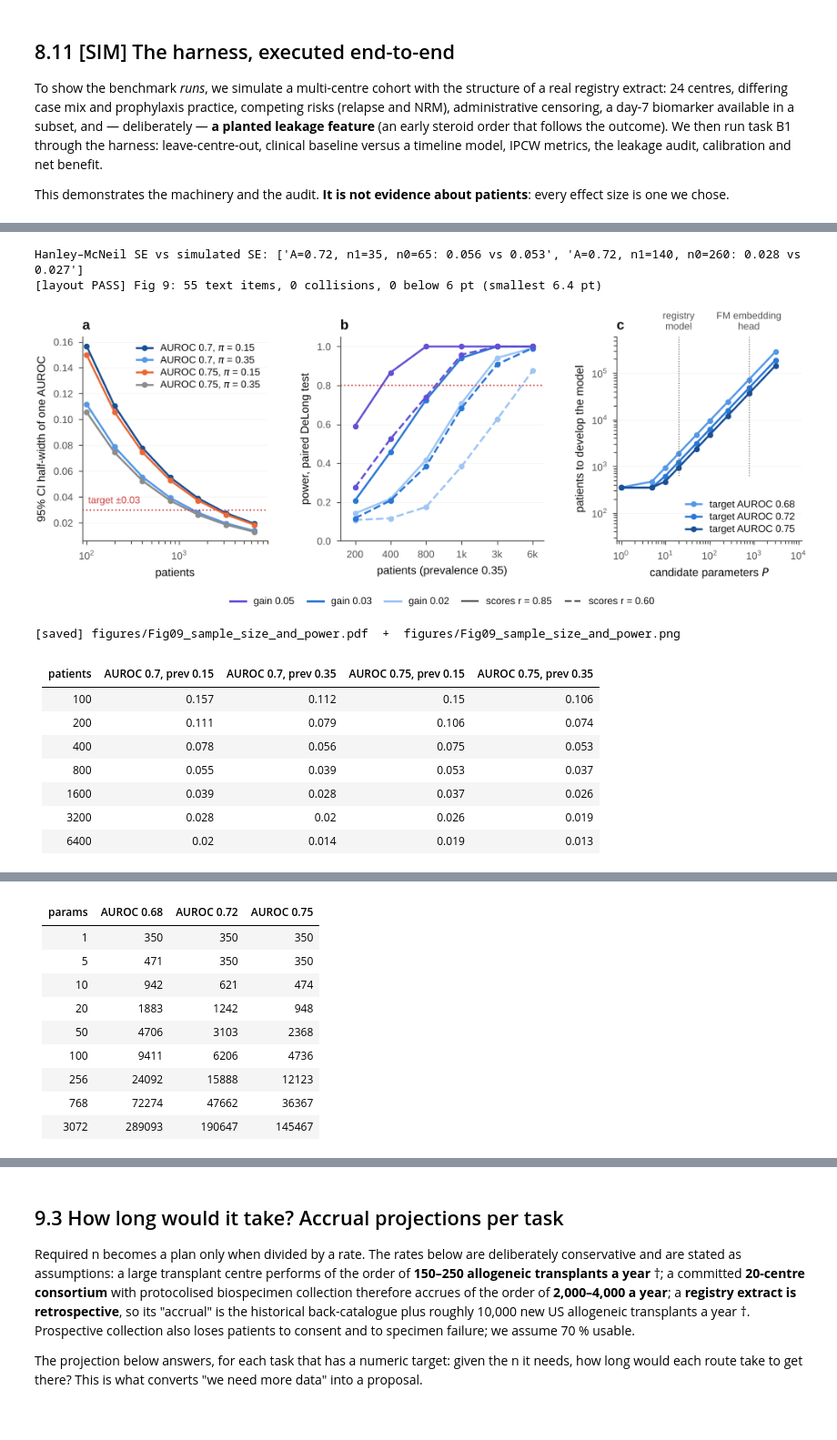
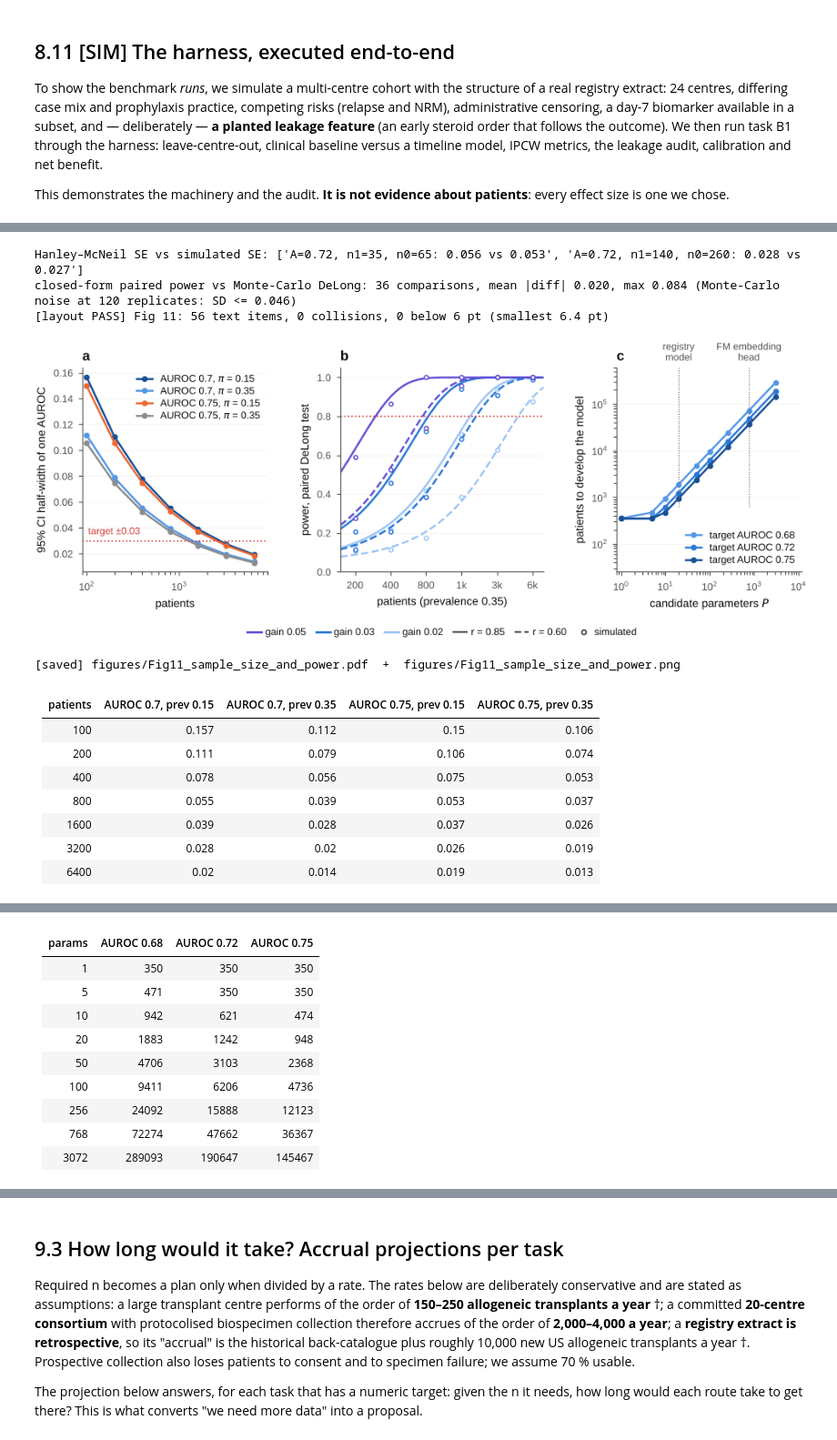
Before and after one commit to dhillonv10/benchmark-paper, a Jupyter notebook: ALLO_FM_GvHD_foundation_model.ipynb, the cells around one changed output, grey strips where cells are left out. Shown at 91% size. Drawn from its saved outputs; the diff is of its cells as text; code cells hidden in the pictures.

```diff
--- a/ALLO_FM_GvHD_foundation_model.ipynb
+++ b/ALLO_FM_GvHD_foundation_model.ipynb
@@ -2325,15 +2438,23 @@ summ = LCO.groupby('arm').agg(centres=('centre', 'count'), mean_ipcw_auroc=('ipc
                               max_centre=('ipcw_auroc', 'max'), mean_brier=('brier', 'mean')).round(3)
 summ = summ.reindex(list(ARMS)); display(md_table(summ, index=True))
 
+from scipy.stats import t as student_t
+def centre_interval(d, level=.95):
+    """Centre-level t-interval for the mean paired difference across K held-out centres (K-1 d.f.): the gate's interval."""
+    d = np.asarray(d, float); K = len(d); m = d.mean(); se = d.std(ddof=1) / math.sqrt(K); q = student_t.ppf(1 - (1 - level) / 2, K - 1)
+    return float(m), float(m - q * se), float(m + q * se)
 def boot_delta(a, b, n=4000, seed=0):
+    """Percentile bootstrap over centres, kept for comparison: section 8.12 shows it under-covers when centres are few."""
     d = np.asarray(a) - np.asarray(b); r = np.random.default_rng(seed)
     bs = np.array([d[r.integers(0, len(d), len(d))].mean() for _ in range(n)])
-    return float(d.mean()), float(np.quantile(bs, .025)), float(np.quantile(bs, .975))
+    return float(np.quantile(bs, .025)), float(np.quantile(bs, .975))
 piv = LCO.pivot_table(index='centre', columns='arm', values='ipcw_auroc')
 base = 'clinical baseline (registry covariates)'
-delta = pd.DataFrame([dict(arm=a, **dict(zip(['delta_vs_clinical', 'lo', 'hi'], boot_delta(piv[a], piv[base]))),
-                           centres_improved=f"{int((piv[a] > piv[base]).sum())}/{len(piv)}")
-                      for a in piv.columns if a != base]).round(3)
+def _row(a):
+    m, lo, hi = centre_interval(piv[a].values - piv[base].values); bl, bh = boot_delta(piv[a], piv[base]); frac = float((piv[a] > piv[base]).mean())
+    return dict(arm=a, delta_vs_clinical=m, lo=lo, hi=hi, boot_lo=bl, boot_hi=bh, centres_improved=f"{int((piv[a] > piv[base]).sum())}/{len(piv)}",
+                level2_gate='excluded: leakage audit FAIL' if 'LEAKING' in a else level2_verdict(lo, frac, len(piv)))
+delta = pd.DataFrame([_row(a) for a in piv.columns if a != base]).round(3)
 display(md_table(delta))
 # %% [output]
 | arm | centres | mean_ipcw_auroc | sd_across_centres | min_centre | max_centre | mean_brier |
@@ -2396,7 +2517,7 @@ for y, (a, r) in zip(ypos, dd_.iterrows()):
     c = ARM_STYLE[a][0]; ax.plot([r.lo, r.hi], [y, y], color=c, lw=1.8, solid_capstyle='round'); ax.plot(r.delta_vs_clinical, y, 'o', color=c, ms=4.2, zorder=4)
 ax.axvline(0, color=PAL['ink'], lw=.8)
 ax.set_yticks(ypos); ax.set_yticklabels([ARM_STYLE[a][2] for a in dd_.index]); ax.invert_yaxis(); ax.tick_params(axis='y', length=0)
-ax.set_xlim(-.30, .32); ax.set_xlabel('Δ IPCW td-AUROC vs clinical\n(centre-bootstrap 95% CI)'); panel(ax, 'b')
+ax.set_xlim(-.30, .32); ax.set_xlabel('Δ IPCW td-AUROC vs clinical\n(centre-level 95% t-interval)'); panel(ax, 'b')
 ax = axc; ygrid(ax)                                                    # (c) calibration against Aalen-Johansen
 mx = float(max(cal.predicted.max(), cal.observed_AJ.max())) * 1.12
 ax.plot([0, mx], [0, mx], color=PAL['ink2'], ls='--', lw=.7)
@@ -2421,7 +2542,7 @@ finish(fig, 8, 'harness_task_B1',
        '[SIM] The GvHD-Bench harness executing task B1 (grade II-IV aGvHD by day +100 from the day +7 state) on a simulated '
        '24-centre cohort. (a) Leave-centre-out IPCW time-dependent AUROC, one point per held-out centre, with the mean '
        'printed above; the pooled mean alone would hide this spread. (b) Difference from the clinical baseline with a '
-       'centre-level bootstrap interval. (c) Calibration against the Aalen-Johansen cumulative incidence, the competing-risk '
+       'centre-level t-interval. (c) Calibration against the Aalen-Johansen cumulative incidence, the competing-risk '
        'analogue of a calibration plot. (d) Decision-curve net benefit. (e) The leakage canary: one planted treatment-proxy '
        'feature inflates the headline number, and the audit flags it before any model is fitted. Effect sizes belong to the simulation.')
 display(md_table(cal.round(3)))
@@ -2468,8 +2991,5 @@ Three different questions, three different answers. All are computed here.
 # %%
-# ----------------------------------------------------------------------------- (1) precision of one AUROC; (2) paired power (DeLong)
-def hm_se(A, n1, n0):
-    Q1, Q2 = A / (2 - A), 2 * A * A / (1 + A)
-    return math.sqrt((A * (1 - A) + (n1 - 1) * (Q1 - A * A) + (n0 - 1) * (Q2 - A * A)) / (n1 * n0))
+# ----------------------------------------------------------------------------- (1) precision of one AUROC; (2) paired power: closed form, validated against a DeLong simulation
 def sim_se(A, n1, n0, reps=900, seed=0):
     rng = np.random.default_rng(seed); d = math.sqrt(2) * norm.ppf(A)
     return float(np.std([roc_auc_score(np.r_[np.ones(n1), np.zeros(n0)], np.r_[rng.normal(d, 1, n1), rng.normal(0, 1, n0)]) for _ in range(reps)]))
@@ -2498,7 +3018,8 @@ _r = np.random.default_rng(0); _y = (_r.random(150) < .35).astype(int)
 _a, _b = _r.normal(size=150) + _y, _r.normal(size=150) + .6 * _y
 assert abs(delong_z(_y, _a, _b) - delong_slow(_y, _a, _b)) < 1e-9, 'fast and textbook DeLong disagree'
 
-def paired_power(n, pi, A1, A2, rho, reps=120 if not QUICK else 40, seed=0):
+SIM_REPS = 120 if not QUICK else 40
+def paired_power(n, pi, A1, A2, rho, reps=SIM_REPS, seed=0):
     rng = np.random.default_rng(seed); n1 = max(int(round(n * pi)), 3); n0 = n - n1
     d1, d2 = math.sqrt(2) * norm.ppf(A1), math.sqrt(2) * norm.ppf(A2); cov = np.array([[1, rho], [rho, 1]]); hit = 0
     for _ in range(reps):
@@ -2507,55 +3028,68 @@ def paired_power(n, pi, A1, A2, rho, reps=120 if not QUICK else 40, seed=0):
         hit += abs(delong_z(y, np.r_[sp[:, 0], sn[:, 0]], np.r_[sp[:, 1], sn[:, 1]])) > 1.96
     return hit / reps
 grid = [200, 400, 800, 1600, 3200, 6400]
-pw_rows = []
-for d in (.02, .03, .05):
-    for rho in (.6, .85):
-        p_ = {n: paired_power(n, .35, .70, .70 + d, rho) for n in grid}
-        n80_ = next((n for n in grid if p_[n] >= .8), f'>{grid[-1]}')
-        pw_rows.append(dict(delta_AUROC=d, score_corr=rho, **{f'n={n}': p_[n] for n in grid}, n_for_80pct_power=n80_))
+DELTAS, RHOS_ = (.02, .03, .05), (.6, .85)
+pw_rows, sim_pts = [], {}
+for d in DELTAS:
+    for rho in RHOS_:
+        sim_pts[(d, rho)] = {n: paired_power(n, .35, .70, .70 + d, rho) for n in grid}
+        pw_rows.append(dict(delta_AUROC=d, score_corr=rho, **{f'n={n}': round(power_delta(n, .35, .70, .70 + d, rho), 2) for n in grid},
+                            n_for_80pct_power=n_for_delta(.70, d, .35, rho)))
 pw = pd.DataFrame(pw_rows)
+# validation: closed form against the Monte-Carlo DeLong test at every (delta, rho, n)
+dev = np.array([abs(power_delta(n, .35, .70, .70 + d, rho) - sim_pts[(d, rho)][n]) for d in DELTAS for rho in RHOS_ for n in grid])
+MC_TOL = 3.5 * math.sqrt(.25 / SIM_REPS)
+print(f'closed-form paired power vs Monte-Carlo DeLong: {len(dev)} comparisons, mean |diff| {dev.mean():.3f}, max {dev.max():.3f} '
+      f'(Monte-Carlo noise at {SIM_REPS} replicates: SD <= {math.sqrt(.25 / SIM_REPS):.3f})')
+assert dev.max() < MC_TOL, 'closed-form paired power disagrees with the simulation'
 PARAMS = [1, 5, 10, 20, 50, 100, 256, 768, 3072]
 riley = pd.DataFrame([dict(params=P, **{f'AUROC {A}': riley_n(P, A, .35)['n'] for A in (.68, .72, .75)})
                       for P in PARAMS]).set_index('params')
 fig = plt.figure(figsize=(FULL, 3.0))
 gs = fig.add_gridspec(1, 3, width_ratios=[1, 1.1, 1], left=.075, right=.985, bottom=.255, top=.875, wspace=.38)
 ax = fig.add_subplot(gs[0, 0]); ygrid(ax)                                          # (a) precision of one AUROC
 for c_, col in zip(prec.columns, (PAL['seq'][3], PAL['seq'][1], PAL['orange'], PAL['grey'])):
     ax.plot(prec.index, prec[c_], marker='o', ms=2.8, color=col, lw=1.3, label=c_.replace('AUROC ', 'AUROC ').replace('prev ', '$\\pi$ = '))
 ax.axhline(.03, color=PAL['bad'], ls=':', lw=.9)
 ax.annotate('target ±0.03', (prec.index[0] * 1.04, .03), xytext=(0, 3), textcoords='offset points', fontsize=6.4, color=PAL['bad'], va='bottom')
 ax.set_xscale('log'); ax.set_xlabel('patients'); ax.set_ylabel('95% CI half-width of one AUROC'); ax.set_xlim(90, 9e3)
 ax.legend(loc='upper right', labelspacing=.3); panel(ax, 'a')
 ax = fig.add_subplot(gs[0, 1]); ygrid(ax)                                          # (b) power to show a gain over a correlated baseline
 DCOL = {.02: PAL['seq'][0], .03: PAL['seq'][2], .05: PAL['violet']}
-for _, r_ in pw.iterrows():
-    ax.plot(grid, [r_[f'n={n}'] for n in grid], marker='o', ms=2.8, color=DCOL[r_.delta_AUROC], lw=1.3, ls='-' if r_.score_corr == .85 else '--')
+fine = np.geomspace(150, 8000, 60)
+for d in DELTAS:
+    for rho in RHOS_:
+        ax.plot(fine, [power_delta(n, .35, .70, .70 + d, rho) for n in fine], color=DCOL[d], lw=1.3, ls='-' if rho == .85 else '--')
+        ax.plot(grid, [sim_pts[(d, rho)][n] for n in grid], 'o', ms=2.6, mfc='white', mec=DCOL[d], mew=.8, ls='None')
 ax.axhline(.8, color=PAL['bad'], ls=':', lw=.9)
 ax.set_xscale('log'); ax.set_xticks(grid); ax.set_xticklabels([f'{g // 1000}k' if g >= 1000 else g for g in grid]); ax.minorticks_off()
 ax.set_xlim(150, 8e3); ax.set_ylim(0, 1.05); ax.set_xlabel('patients (prevalence 0.35)'); ax.set_ylabel('power, paired DeLong test')
-hs = [plt.Line2D([], [], color=DCOL[d], lw=1.5) for d in (.05, .03, .02)] + [plt.Line2D([], [], color=PAL['ink2'], lw=1.2), plt.Line2D([], [], color=PAL['ink2'], lw=1.2, ls='--')]
-ax.legend(hs, ['gain 0.05', 'gain 0.03', 'gain 0.02', 'scores r = 0.85', 'scores r = 0.60'], loc='upper center',
-          bbox_to_anchor=(.5, -.24), ncol=5, columnspacing=1.3, handlelength=1.6, labelspacing=.3); panel(ax, 'b')
+hs = [plt.Line2D([], [], color=DCOL[d], lw=1.5) for d in (.05, .03, .02)] + [plt.Line2D([], [], color=PAL['ink2'], lw=1.2), plt.Line2D([], [], color=PAL['ink2'], lw=1.2, ls='--'),
+      plt.Line2D([], [], color=PAL['ink2'], marker='o', ms=3, mfc='white', ls='None')]
+ax.legend(hs, ['gain 0.05', 'gain 0.03', 'gain 0.02', 'r = 0.85', 'r = 0.60', 'simulated'], loc='upper center',
+          bbox_to_anchor=(.5, -.24), ncol=6, columnspacing=1.0, handlelength=1.4, labelspacing=.3, handletextpad=.4); panel(ax, 'b')
 ax = fig.add_subplot(gs[0, 2]); ygrid(ax)                                          # (c) patients needed to develop a model
 for c_, col in zip(riley.columns, (PAL['seq'][1], PAL['seq'][2], PAL['seq'][3])):
     ax.plot(riley.index, riley[c_], marker='o', ms=2.8, color=col, lw=1.3, label=c_.replace('AUROC ', 'target AUROC '))
 for P_, lab in ((20, 'registry\nmodel'), (768, 'FM embedding\nhead')):                  # labelled above the axes, centred on their own line
     ax.axvline(P_, ymin=.32, color=PAL['ink2'], lw=.6, ls=':')
     ax.annotate(lab, (P_, 1.0), xycoords=('data', 'axes fraction'), xytext=(0, 3), textcoords='offset points',
                 fontsize=6.4, color=PAL['ink2'], va='bottom', ha='center')
 ax.set_xscale('log'); ax.set_yscale('log'); ax.set_xlabel('candidate parameters $P$'); ax.set_ylabel('patients to develop the model')
 ax.set_xlim(.8, 1.2e4); ax.set_ylim(25, 6e5); ax.legend(loc='lower right', labelspacing=.3); panel(ax, 'c')
-finish(fig, 9, 'sample_size_and_power',
+finish(fig, 11, 'sample_size_and_power',
        'Three different sample-size questions. (a) Precision: the 95% confidence interval of a single AUROC against the number of '
        'patients. (b) Power: the paired DeLong test for an improvement of 0.02 to 0.05 AUROC over a correlated baseline, the regime '
-       'any foundation-model claim lives in; solid lines are scores correlated at 0.85, dashed at 0.60. (c) Development: the Riley '
-       'minimum sample size against the number of candidate parameters, which is why head size sets the data requirement.')
-display(md_table(prec.round(3), index=True)); display(md_table(pw.round(2))); display(md_table(riley, index=True))
+       'any foundation-model claim lives in; lines are the closed form, circles are a Monte-Carlo DeLong test; solid lines are scores '
+       'correlated at 0.85, dashed at 0.60. (c) Development: the Riley minimum sample size against the number of candidate '
+       'parameters, which is why head size sets the data requirement.')
+display(md_table(prec.round(3), index=True)); display(md_table(pw)); display(md_table(riley, index=True))
 # %% [output]
 Hanley–McNeil SE vs simulated SE: ['A=0.72, n1=35, n0=65: 0.056 vs 0.053', 'A=0.72, n1=140, n0=260: 0.028 vs 0.027']
-[layout PASS] Fig 9: 55 text items, 0 collisions, 0 below 6 pt (smallest 6.4 pt)
+closed-form paired power vs Monte-Carlo DeLong: 36 comparisons, mean |diff| 0.020, max 0.084 (Monte-Carlo noise at 120 replicates: SD <= 0.046)
+[layout PASS] Fig 11: 56 text items, 0 collisions, 0 below 6 pt (smallest 6.4 pt)
-[figure, old version]
+[figure, new version]
-[saved] figures/Fig09_sample_size_and_power.pdf  +  figures/Fig09_sample_size_and_power.png
+[saved] figures/Fig11_sample_size_and_power.pdf  +  figures/Fig11_sample_size_and_power.png
 | patients | AUROC 0.7, prev 0.15 | AUROC 0.7, prev 0.35 | AUROC 0.75, prev 0.15 | AUROC 0.75, prev 0.35 |
 |---|---|---|---|---|
 | 100 | 0.157 | 0.112 | 0.15 | 0.106 |
```
Also changed, not shown: parts of 77 cells of this notebook, 55 other files.
